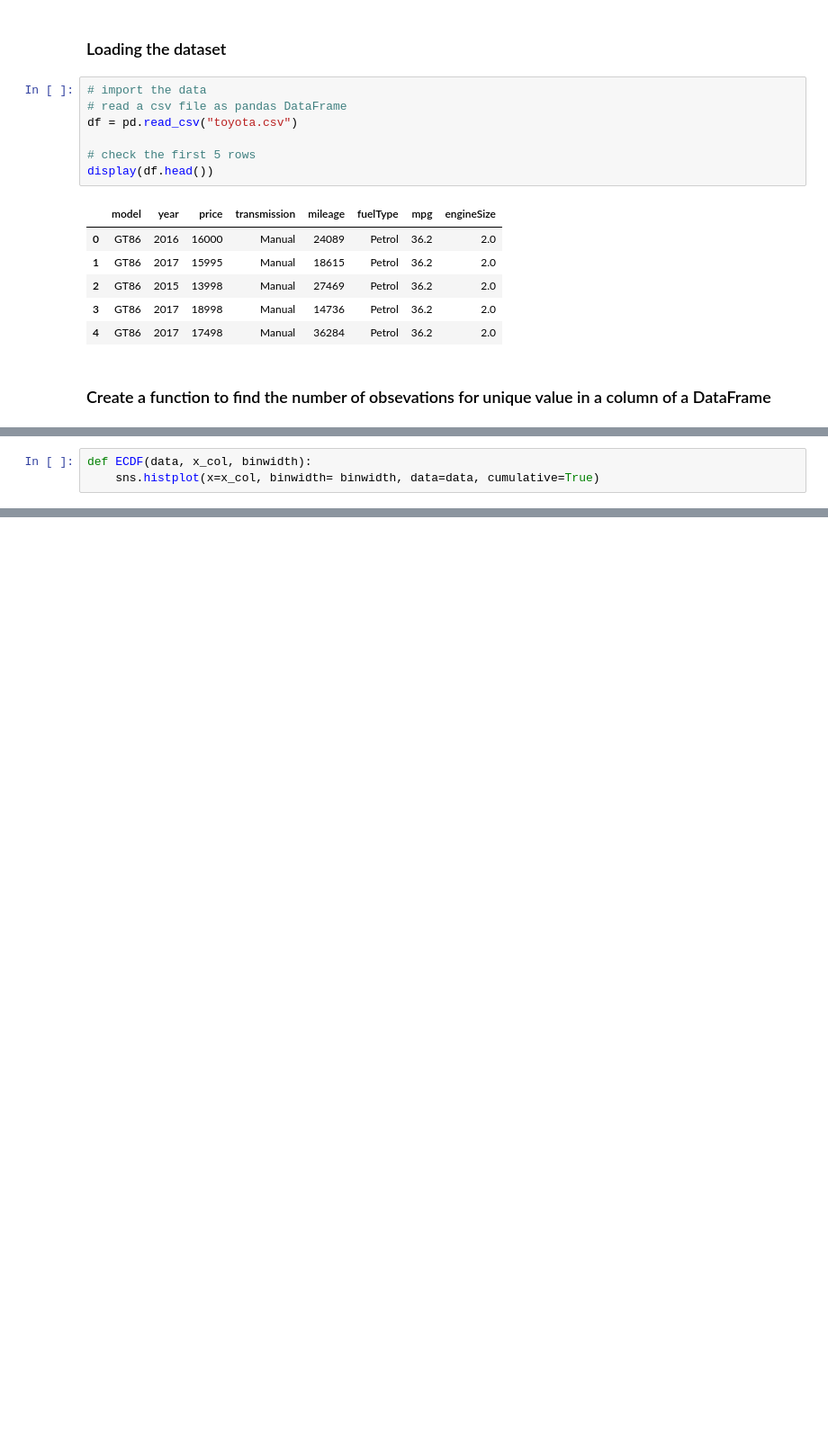
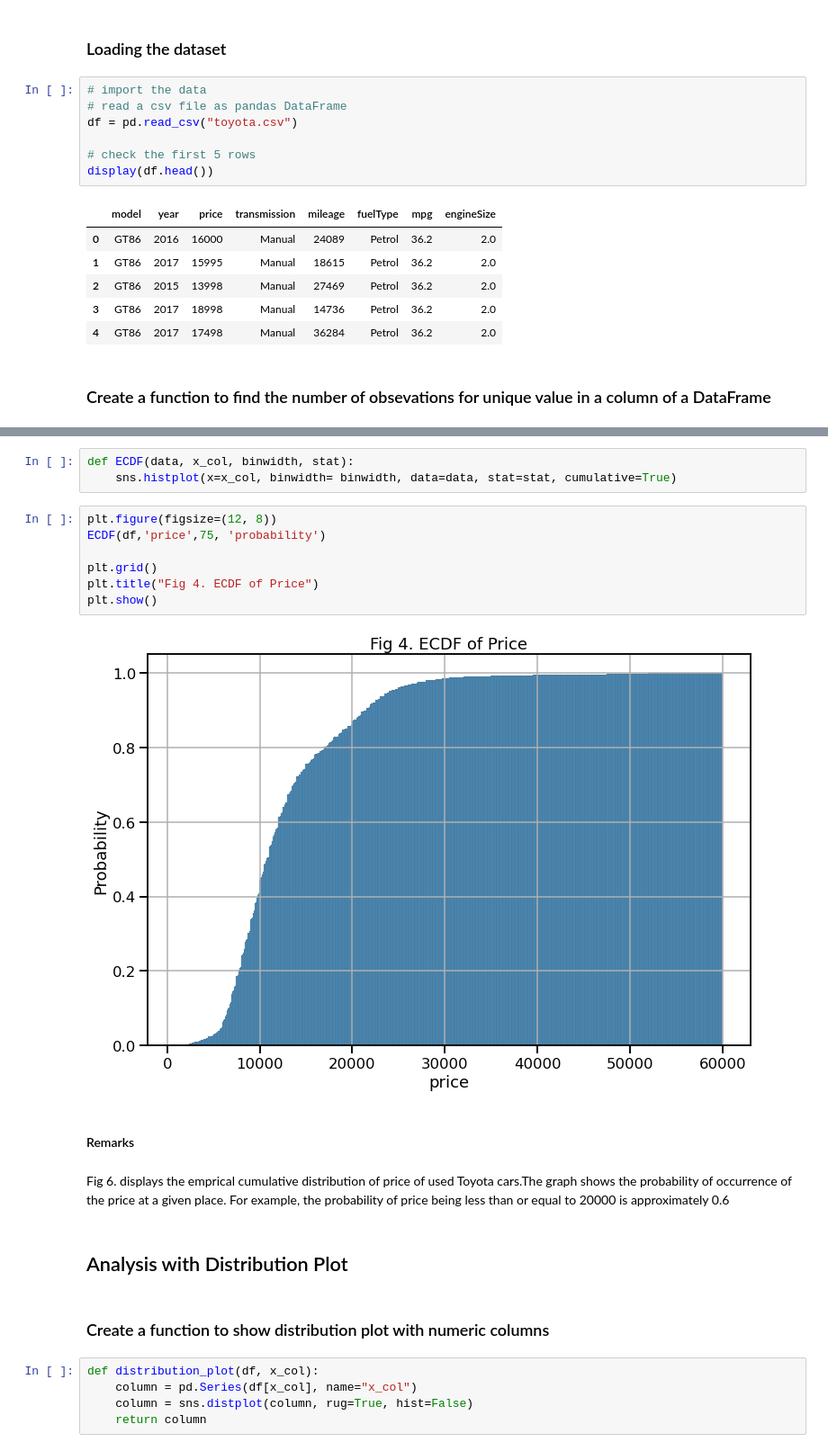
Before and after one commit to AsifSalman/Toyota_used_car_analysis, a Jupyter notebook: Toyota_used_car_EDA.ipynb, the cells around one changed output, grey strips where cells are left out. Shown at 90% size. Cells and saved outputs as stored; diff of their text form; blank space fills up the shorter version.

```diff
--- a/Toyota_used_car_EDA.ipynb
+++ b/Toyota_used_car_EDA.ipynb
@@ -122,3 +41,0 @@ plt.tight_layout()
-# %%
-def ECDF(data, x_col, binwidth):
-    sns.histplot(x=x_col, binwidth= binwidth, data=data, cumulative=True)
@@ -145,0 +172,25 @@ plt.show()
+# %%
+def ECDF(data, x_col, binwidth, stat):
+    sns.histplot(x=x_col, binwidth= binwidth, data=data, stat=stat, cumulative=True)
+# %%
+plt.figure(figsize=(12, 8))
+ECDF(df,'price',75, 'probability')
+
+plt.grid()
+plt.title("Fig 4. ECDF of Price")
+plt.show()
+# %% [output]
+[figure, added]
+# %% [markdown]
+#### Remarks
+# %% [markdown]
+Fig 6. displays the emprical cumulative distribution of price of used Toyota cars.The graph shows the probability of occurrence of the price at a given place. For example, the probability of price being less than or equal to 20000 is approximately 0.6
+# %% [markdown]
+## Analysis with Distribution Plot
+# %% [markdown]
+### Create a function to show distribution plot with numeric columns
+# %%
+def distribution_plot(df, x_col):
+    column = pd.Series(df[x_col], name="x_col")
+    column = sns.distplot(column, rug=True, hist=False)
+    return column
```
Also changed, not shown: parts of 53 cells of this notebook.
